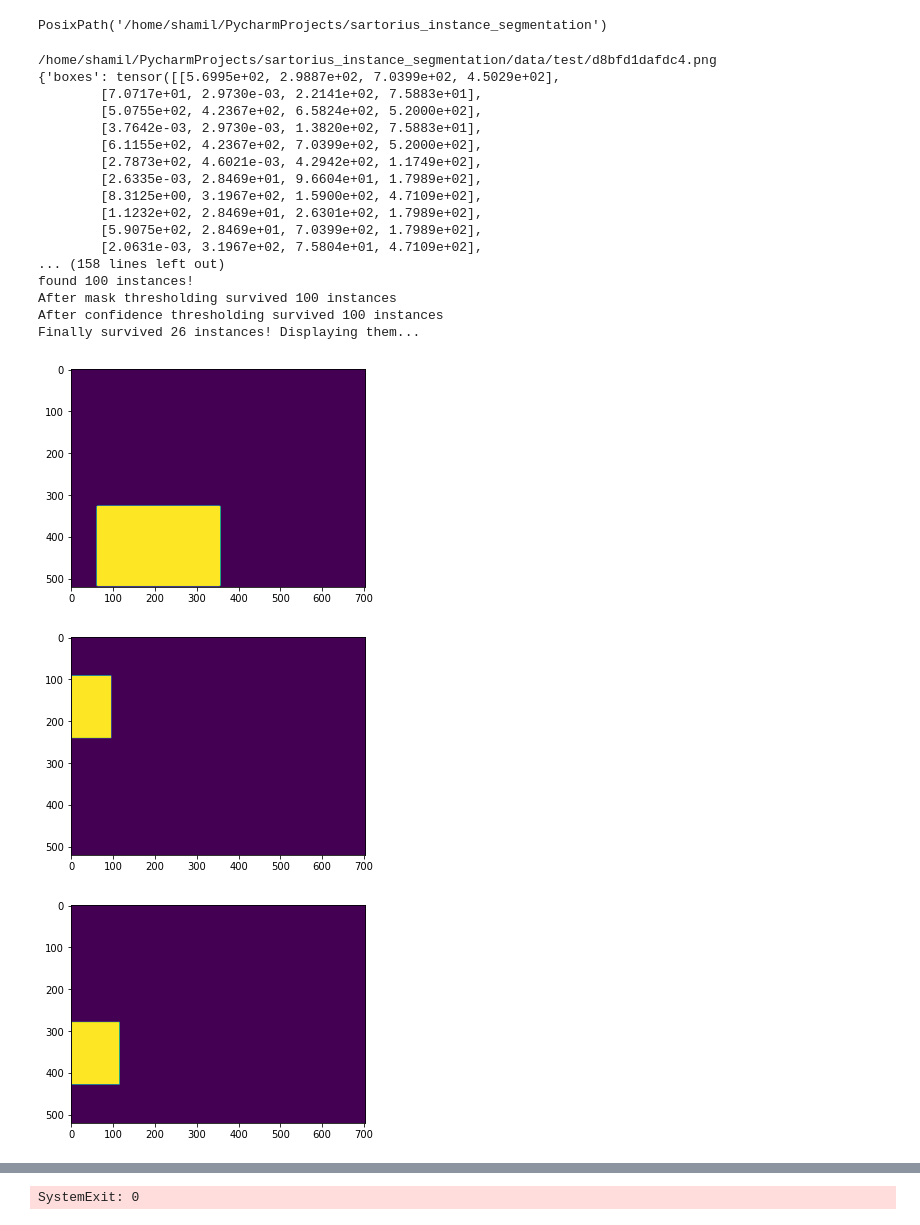
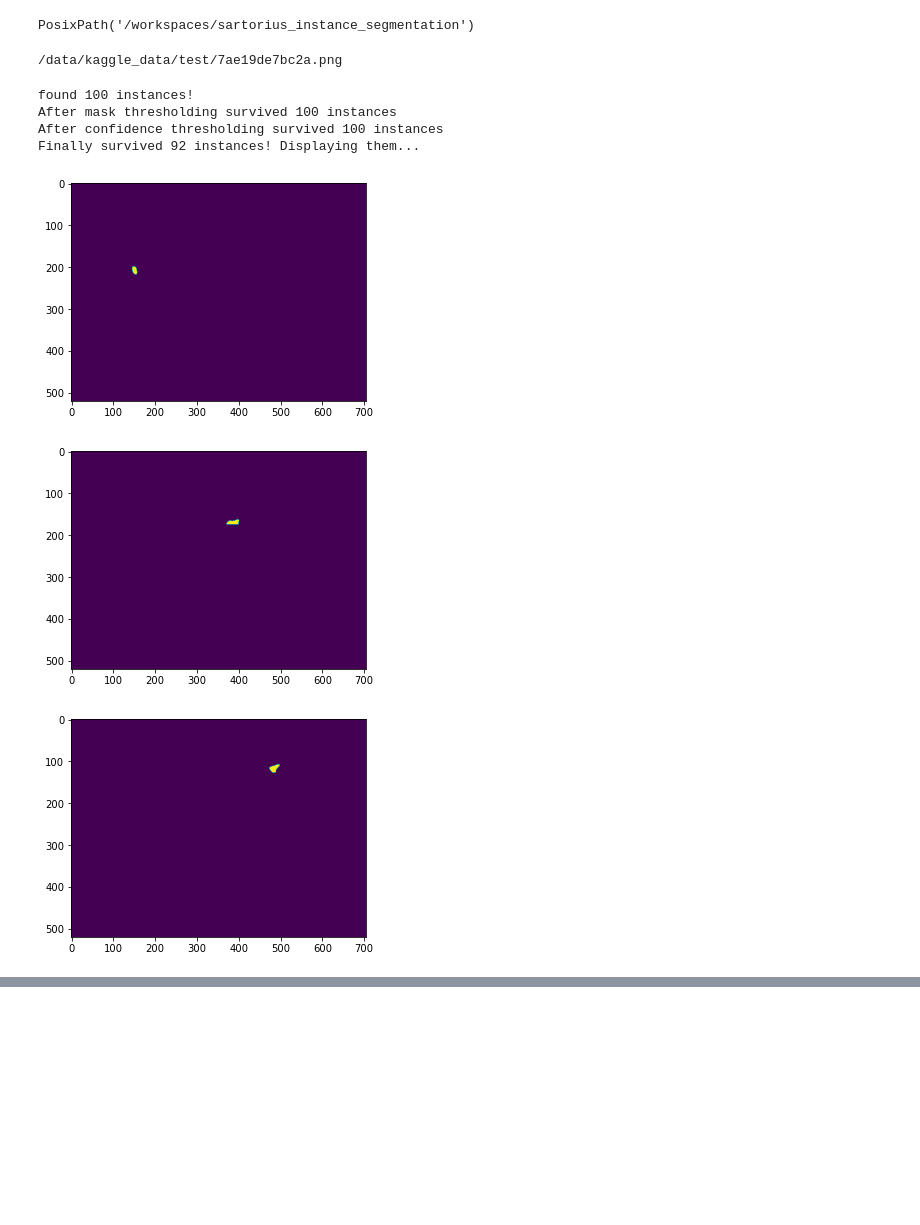
Before and after one commit to implausibleDeniability/sartorius_instance_segmentation, a Jupyter notebook: make_kaggle_submission.ipynb, the cells around one changed output, grey strips where cells are left out. Saved outputs shown, nothing was run; the diff lists cells and outputs as text; code cells hidden in the pictures; blank space fills up the shorter version.

Commit message:
=make_kaggle_submission, minor refactoring

```diff
--- a/make_kaggle_submission.ipynb
+++ b/make_kaggle_submission.ipynb
@@ -1,5 +1,6 @@
 # %%
 import sys
+import os
 from pathlib import Path
 
 import numpy as np
@@ -13,17 +14,17 @@ from src.visualization import tensor_to_image
 from skimage.color import gray2rgb
 from torchvision.ops import nms
 from pytorch_toolbelt.utils import to_numpy
+from dotenv import load_dotenv
 
 current_dir = Path(".")
+load_dotenv()
 current_dir.absolute()
 # %% [output]
-PosixPath('/home/shamil/PycharmProjects/sartorius_instance_segmentation')
+PosixPath('/workspaces/sartorius_instance_segmentation')
 # %%
-# plt.rcParams["figure.figsize"] = (20,20)
-
 # Global config of configuration
-test_images_dir = current_dir / "data" / "test"
-weights_dir = current_dir / "weights" / "baseline.ckpt"
+test_images_dir = Path(os.environ['dataset_path']) / "test"
+weights_dir = current_dir / "weights" / "maxim_baseline.ckpt"
 device = "cpu"
 
 # Local tunable parameters of evaluation
@@ -53,7 +54,6 @@ for image_path in test_images_dir.glob("**/*.png"):
     with torch.no_grad():
         output = model.forward([image])[0]
 
-    print(output)
     scores = output['scores'].detach().cpu()
     masks = output['masks'].squeeze().detach().cpu()
     boxes = output['boxes'].detach().cpu()
@@ -61,51 +61,39 @@ for image_path in test_images_dir.glob("**/*.png"):
     print(f"found {len(boxes)} instances!")
 
     masks = (masks >= mask_threshold).int()
 
     # Now some masks can be empty (all zeros), we need to exclude them
     indices = torch.as_tensor([torch.sum(mask) > 0 for mask in masks])
     masks, boxes, scores = masks[indices], boxes[indices], scores[indices]
 
     print(f"After mask thresholding survived {len(masks)} instances")
 
     indices = scores >= score_threshold
     masks, boxes, scores = masks[indices], boxes[indices], scores
 
     print(f"After confidence thresholding survived {len(masks)} instances")
 
     indices = nms(boxes, scores, nms_threshold)
     masks, boxes, scores = masks[indices], boxes[indices], scores[indices]
 
 
     print(f"Finally survived {len(masks)} instances! Displaying them...")
 
 
     # Display masks
     for ii in range(10):
         plt.imshow(masks[ii])
         plt.show()
 
     # display_masks(image, masks)
 
-    sys.exit(0)
+    break
 # %% [output]
-/home/shamil/PycharmProjects/sartorius_instance_segmentation/data/test/d8bfd1dafdc4.png
-{'boxes': tensor([[5.6995e+02, 2.9887e+02, 7.0399e+02, 4.5029e+02],
-        [7.0717e+01, 2.9730e-03, 2.2141e+02, 7.5883e+01],
-        [5.0755e+02, 4.2367e+02, 6.5824e+02, 5.2000e+02],
-        [3.7642e-03, 2.9730e-03, 1.3820e+02, 7.5883e+01],
-        [6.1155e+02, 4.2367e+02, 7.0399e+02, 5.2000e+02],
-        [2.7873e+02, 4.6021e-03, 4.2942e+02, 1.1749e+02],
-        [2.6335e-03, 2.8469e+01, 9.6604e+01, 1.7989e+02],
-        [8.3125e+00, 3.1967e+02, 1.5900e+02, 4.7109e+02],
-        [1.1232e+02, 2.8469e+01, 2.6301e+02, 1.7989e+02],
-        [5.9075e+02, 2.8469e+01, 7.0399e+02, 1.7989e+02],
-        [2.0631e-03, 3.1967e+02, 7.5804e+01, 4.7109e+02],
-... (158 lines left out)
-found 100 instances!
-After mask thresholding survived 100 instances
-After confidence thresholding survived 100 instances
-Finally survived 26 instances! Displaying them...
+/data/kaggle_data/test/7ae19de7bc2a.png
+found 100 instances!
+After mask thresholding survived 100 instances
+After confidence thresholding survived 100 instances
+Finally survived 92 instances! Displaying them...
-[figure, old version]
+[figure, new version]
-[figure, old version]
+[figure, new version]
-[figure, old version]
+[figure, new version]
@@ -119 +106,0 @@ Finally survived 26 instances! Displaying them...
-SystemExit: 0
```
Also changed, not shown: parts of 1 cell of this notebook.
